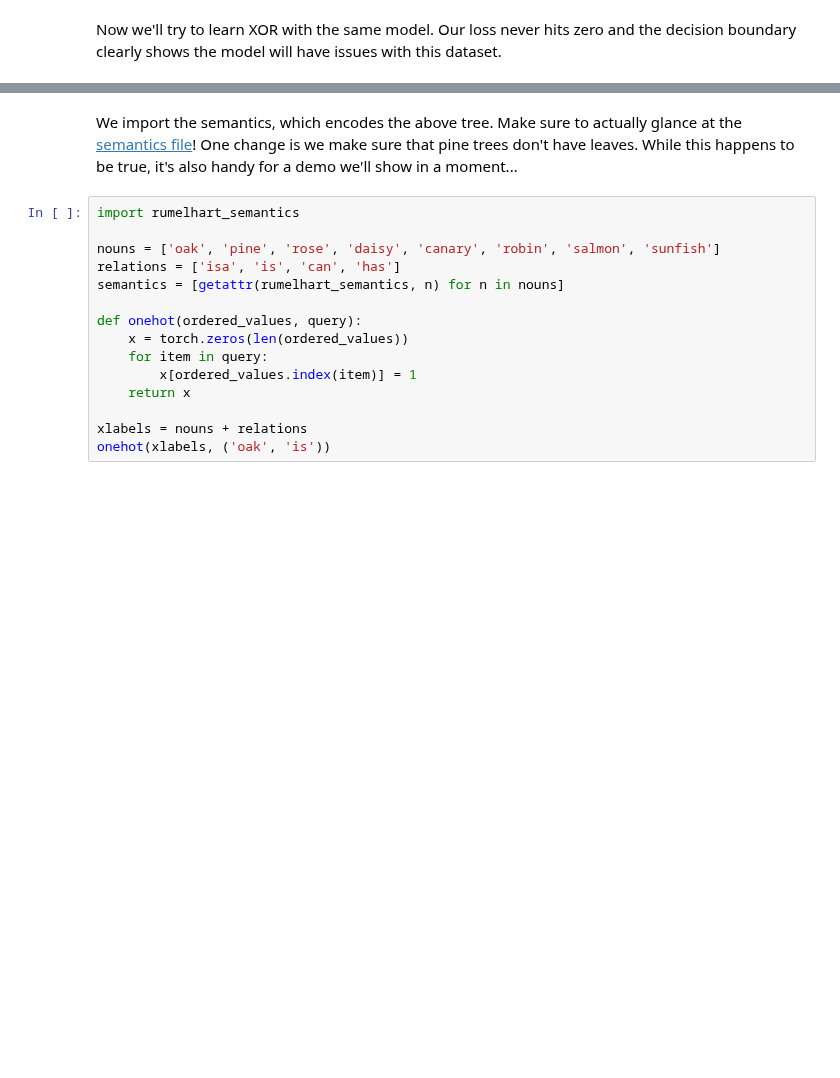
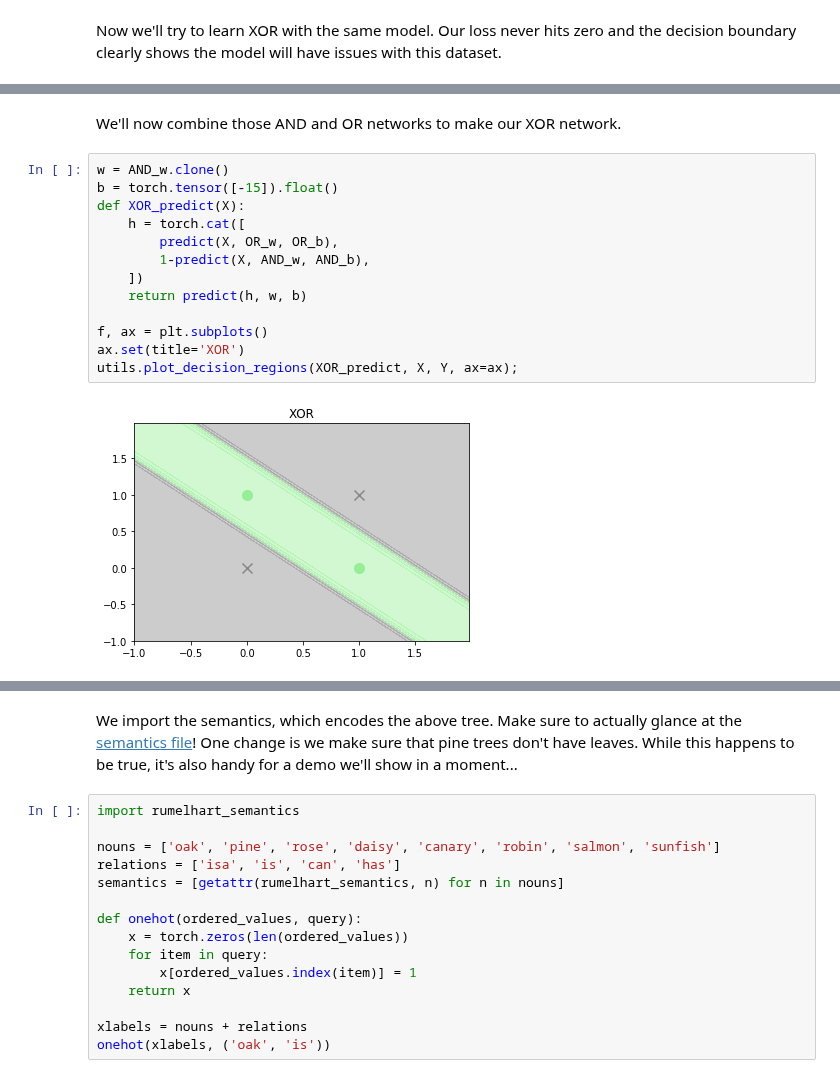
Before and after one commit to yunchang-z/neu502b-lab, a Jupyter notebook: pdp-02/pdp-02.ipynb, the cells around one changed output, grey strips where cells are left out. Saved outputs shown, nothing was run; the diff lists cells and outputs as text; blank space fills up the shorter version.

```diff
--- a/pdp-02/pdp-02.ipynb
+++ b/pdp-02/pdp-02.ipynb
@@ -359 +423,18 @@ utils.animate_decision_regions(X, Y, [make_predict(W, b) for W, b in parameter_h
+# %% [markdown]
+We'll now combine those AND and OR networks to make our XOR network.
+# %%
+w = AND_w.clone()
+b = torch.tensor([-15]).float()
+def XOR_predict(X):
+    h = torch.cat([
+        predict(X, OR_w, OR_b),
+        1-predict(X, AND_w, AND_b),
+    ])
+    return predict(h, w, b)
+
+f, ax = plt.subplots()
+ax.set(title='XOR')
+utils.plot_decision_regions(XOR_predict, X, Y, ax=ax);
+# %% [output]
+[figure, added]
 # %% [markdown]
```
Also changed, not shown: parts of 40 cells of this notebook, 6 other files.
